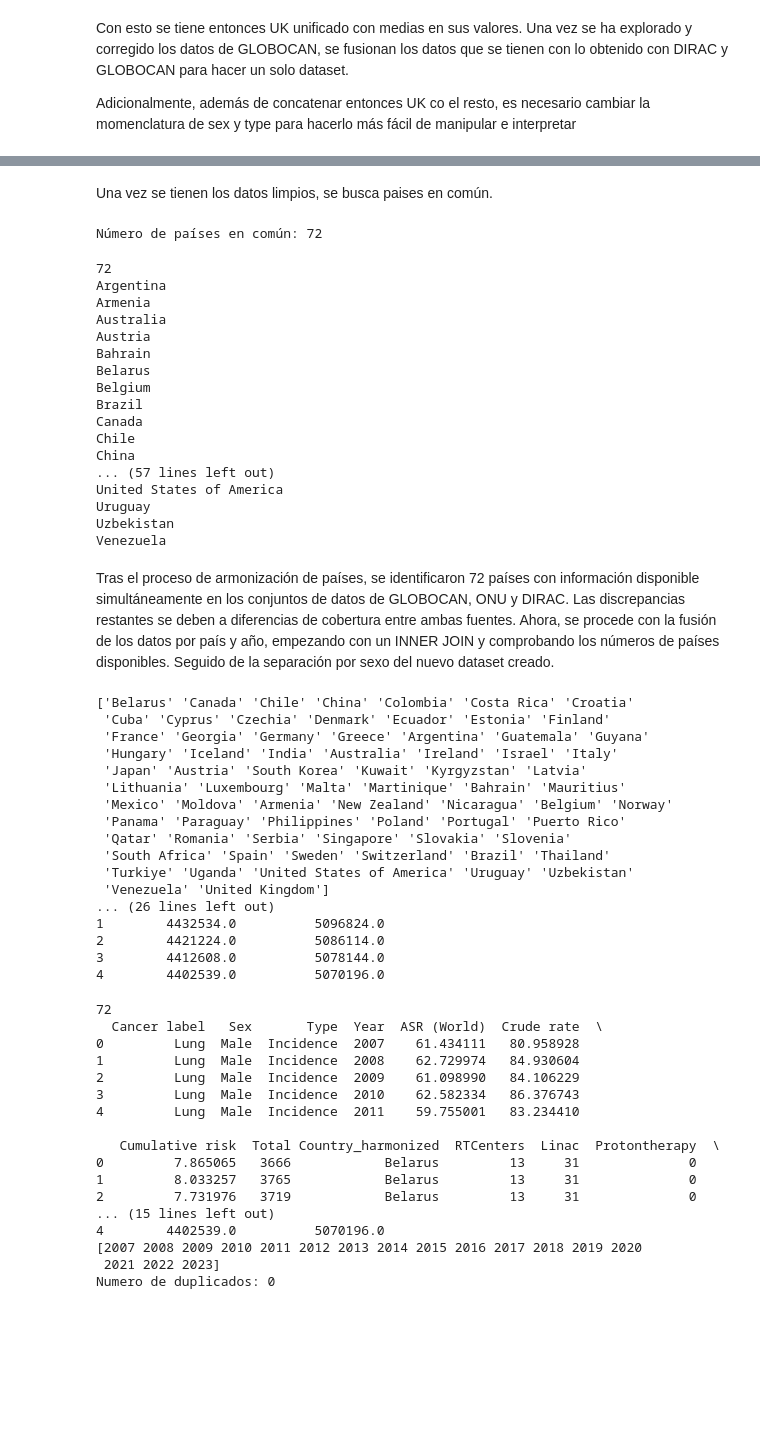
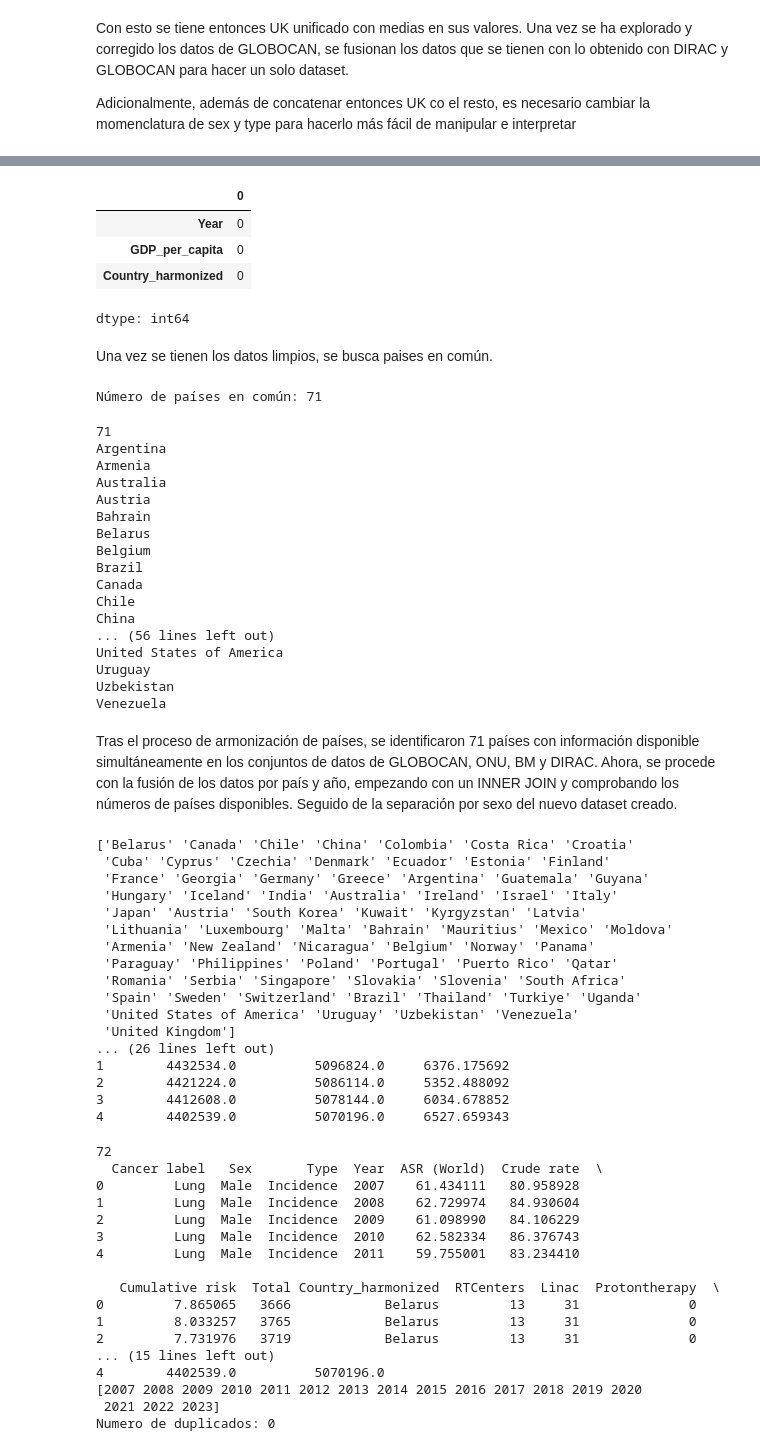
Before and after one commit to mehrerm/TFM, a Jupyter notebook: notebooks/01_load_and_clean_DIRAC.ipynb, the cells around one changed output, grey strips where cells are left out. Cells and saved outputs as stored; diff of their text form; code cells hidden in the pictures; blank space fills up the shorter version.

```diff
--- a/notebooks/01_load_and_clean_DIRAC.ipynb
+++ b/notebooks/01_load_and_clean_DIRAC.ipynb
@@ -844,14 +951,25 @@ glob_clean = df_all_cancer_clean.copy()
+# %%
+df_PIB_clean = df_PIB.dropna(subset=["GDP_per_capita"])
+
+df_PIB_clean.isna().sum()
+# %% [output]
+|  | 0 |
+| Year | 0 |
+| GDP_per_capita | 0 |
+| Country_harmonized | 0 |
+dtype: int64
 # %% [markdown]
 Una vez se tienen los datos limpios, se busca paises en común.
 # %%
 glob_c = set(glob_clean["Country_harmonized"].dropna().unique())
 dir_c  = set(dirac_clean["Country_harmonized"].dropna().unique())
 pop_c  = set(ONU_c["Country_harmonized"].dropna().unique())
+BM_c  = set(df_PIB_clean["Country_harmonized"].dropna().unique())
 
-common_3 = sorted(glob_c & dir_c & pop_c)
+common_3 = sorted(glob_c & dir_c & pop_c & BM_c)
 print("Número de países en común:", len(common_3))
 # %% [output]
-Número de países en común: 72
+Número de países en común: 71
 # %%
 def clean_country_set(s):
     return {
@@ -862,18 +980,20 @@ def clean_country_set(s):
 glob_countries_clean = clean_country_set(glob_c)
 dirac_countries_clean = clean_country_set(dir_c)
 onu_countries_clean = clean_country_set(pop_c)
+BM_countries_clean = clean_country_set(BM_c)
 
 common_3_clean = (
     glob_countries_clean
     & dirac_countries_clean
     & onu_countries_clean
+    & BM_countries_clean
 )
 
 print(len(common_3_clean))
 for c in sorted(common_3_clean):
     print(c)
 # %% [output]
-72
+71
 Argentina
 Armenia
 Australia
@@ -885,13 +1005,13 @@ Brazil
 Canada
 Chile
 China
-... (57 lines left out)
+... (56 lines left out)
 United States of America
 Uruguay
 Uzbekistan
 Venezuela
 # %% [markdown]
-Tras el proceso de armonización de países, se identificaron 72 países con información disponible simultáneamente en los conjuntos de datos de GLOBOCAN, ONU y DIRAC. Las discrepancias restantes se deben a diferencias de cobertura entre ambas fuentes.
+Tras el proceso de armonización de países, se identificaron 71 países con información disponible simultáneamente en los conjuntos de datos de GLOBOCAN, ONU, BM y DIRAC.
 Ahora, se procede con la fusión de los datos por país y año, empezando con un INNER JOIN y comprobando los números de países disponibles. Seguido de la separación por sexo del nuevo dataset creado.
 # %%
 df_merged = glob_clean.merge(
@@ -900,6 +1020,10 @@ df_merged = glob_clean.merge(
     how="inner"
 ).merge(
     ONU_c,
+    on=["Country_harmonized", "Year"],
+    how="inner"
+).merge(
+    df_PIB_clean,
     on=["Country_harmonized", "Year"],
     how="inner"
 )
@@ -918,18 +1042,18 @@ df_female = df_merged[df_merged["Sex"] == "Female"].copy()
  'France' 'Georgia' 'Germany' 'Greece' 'Argentina' 'Guatemala' 'Guyana'
  'Hungary' 'Iceland' 'India' 'Australia' 'Ireland' 'Israel' 'Italy'
  'Japan' 'Austria' 'South Korea' 'Kuwait' 'Kyrgyzstan' 'Latvia'
- 'Lithuania' 'Luxembourg' 'Malta' 'Martinique' 'Bahrain' 'Mauritius'
- 'Mexico' 'Moldova' 'Armenia' 'New Zealand' 'Nicaragua' 'Belgium' 'Norway'
- 'Panama' 'Paraguay' 'Philippines' 'Poland' 'Portugal' 'Puerto Rico'
- 'Qatar' 'Romania' 'Serbia' 'Singapore' 'Slovakia' 'Slovenia'
- 'South Africa' 'Spain' 'Sweden' 'Switzerland' 'Brazil' 'Thailand'
- 'Turkiye' 'Uganda' 'United States of America' 'Uruguay' 'Uzbekistan'
- 'Venezuela' 'United Kingdom']
+ 'Lithuania' 'Luxembourg' 'Malta' 'Bahrain' 'Mauritius' 'Mexico' 'Moldova'
+ 'Armenia' 'New Zealand' 'Nicaragua' 'Belgium' 'Norway' 'Panama'
+ 'Paraguay' 'Philippines' 'Poland' 'Portugal' 'Puerto Rico' 'Qatar'
+ 'Romania' 'Serbia' 'Singapore' 'Slovakia' 'Slovenia' 'South Africa'
+ 'Spain' 'Sweden' 'Switzerland' 'Brazil' 'Thailand' 'Turkiye' 'Uganda'
+ 'United States of America' 'Uruguay' 'Uzbekistan' 'Venezuela'
+ 'United Kingdom']
 ... (26 lines left out)
-1        4432534.0          5096824.0
-2        4421224.0          5086114.0
-3        4412608.0          5078144.0
-4        4402539.0          5070196.0
+1        4432534.0          5096824.0     6376.175692
+2        4421224.0          5086114.0     5352.488092
+3        4412608.0          5078144.0     6034.678852
+4        4402539.0          5070196.0     6527.659343
 # %%
 #Comprobando que la fusión se ha realizado con éxito.
 print(df_merged["Country_harmonized"].nunique())
```
Also changed, not shown: parts of 13 cells of this notebook.
